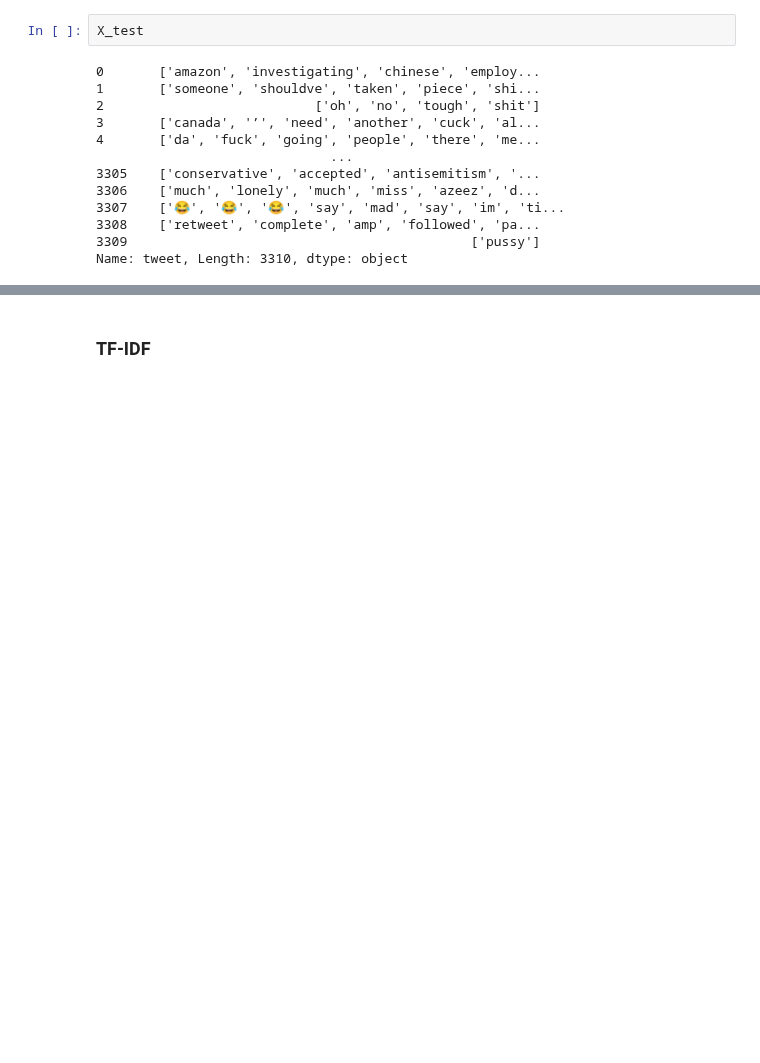
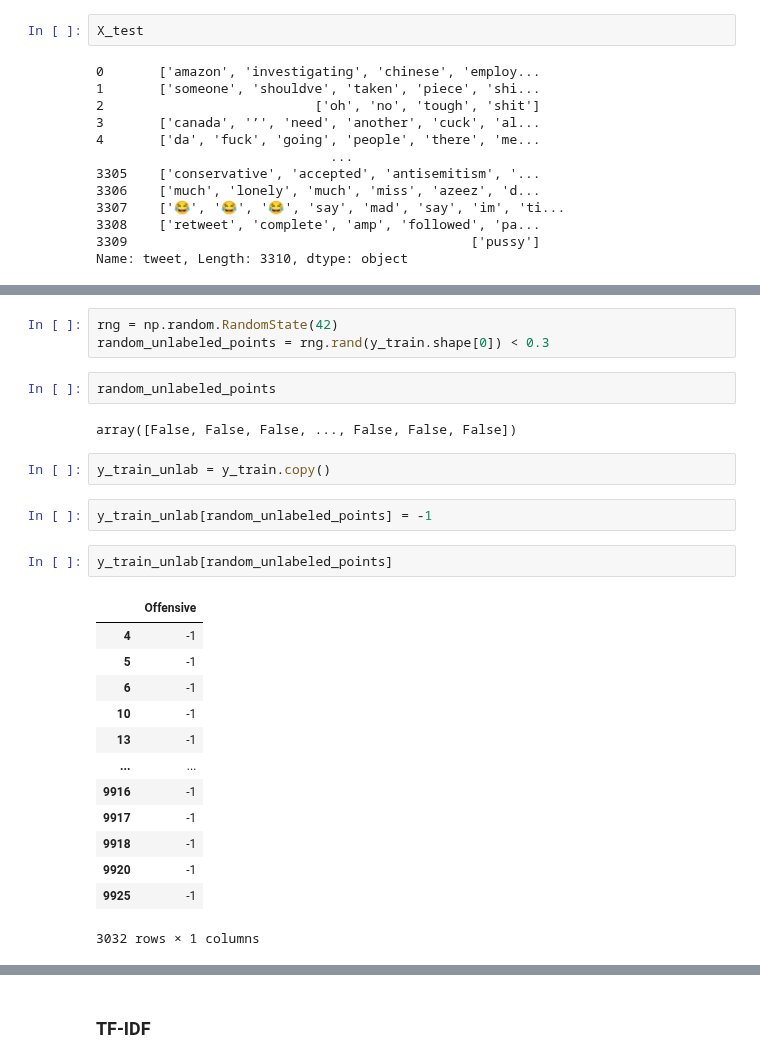
Before and after one commit to divyas39/SSL-Offensive-Lang-Detection-Social-Media, a Jupyter notebook: Co-Training.ipynb, the cells around one changed output, grey strips where cells are left out. Saved outputs shown, nothing was run; the diff lists cells and outputs as text; blank space fills up the shorter version.

Commit message:
added unlabeled data

```diff
--- a/Co-Training.ipynb
+++ b/Co-Training.ipynb
@@ -196,0 +213,27 @@ y_train
+# %%
+rng = np.random.RandomState(42)
+random_unlabeled_points = rng.rand(y_train.shape[0]) < 0.3
+# %%
+random_unlabeled_points
+# %% [output]
+array([False, False, False, ..., False, False, False])
+# %%
+y_train_unlab = y_train.copy()
+# %%
+y_train_unlab[random_unlabeled_points] = -1
+# %%
+y_train_unlab[random_unlabeled_points]
+# %% [output]
+|  | Offensive |
+| 4 | -1 |
+| 5 | -1 |
+| 6 | -1 |
+| 10 | -1 |
+| 13 | -1 |
+| ... | ... |
+| 9916 | -1 |
+| 9917 | -1 |
+| 9918 | -1 |
+| 9920 | -1 |
+| 9925 | -1 |
+3032 rows × 1 columns
```
Also changed, not shown: parts of 15 cells of this notebook.
